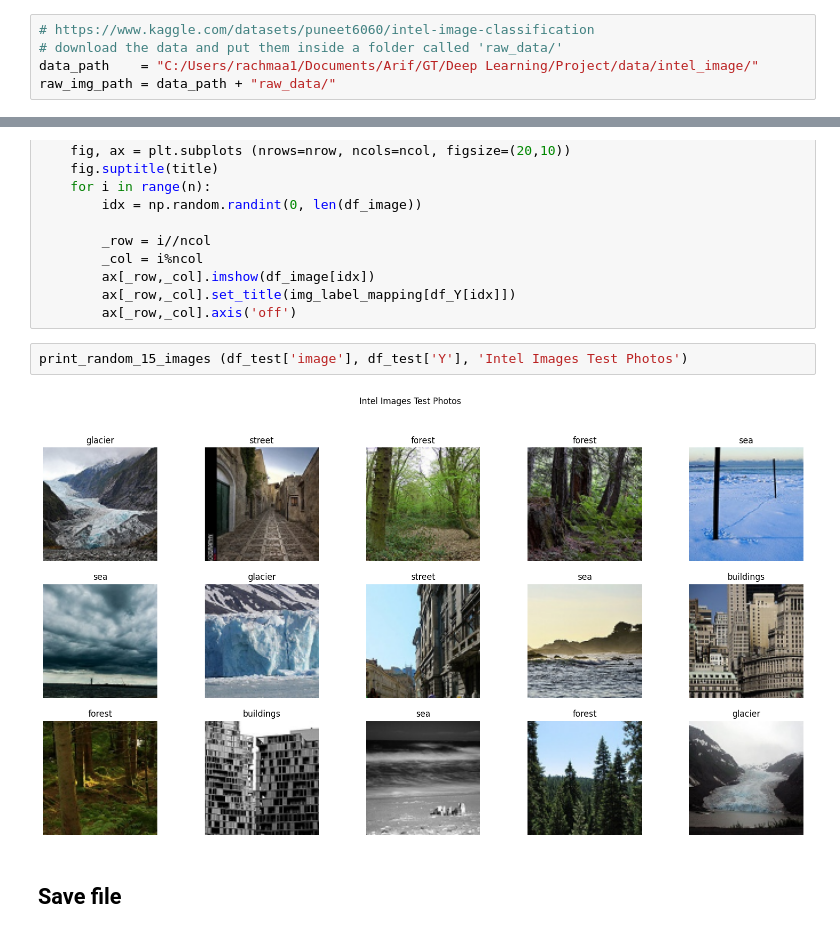
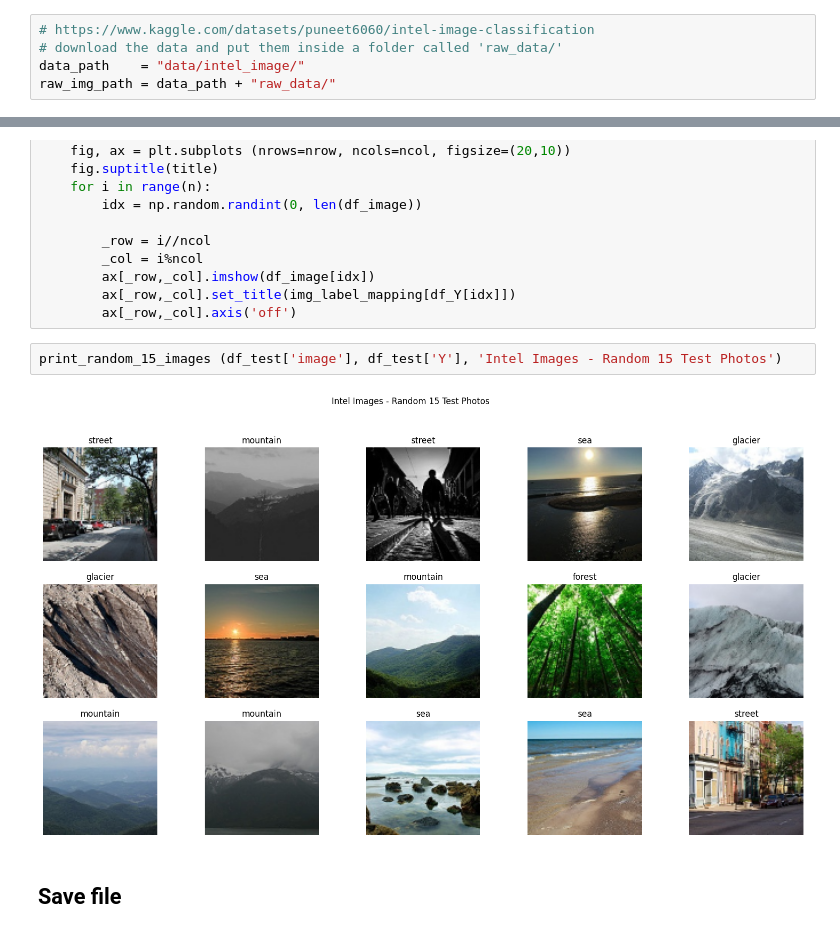
Before and after one commit to arifr4chman/cs7643_deeplearning_proj, a Jupyter notebook: data_prep.ipynb, the cells around one changed output, grey strips where cells are left out. Saved outputs shown, nothing was run; the diff lists cells and outputs as text.

Commit message:
update Intel data load

```diff
--- a/data_prep.ipynb
+++ b/data_prep.ipynb
@@ -15,7 +15,7 @@ import cv2
 # %%
 # https://www.kaggle.com/datasets/puneet6060/intel-image-classification
 # download the data and put them inside a folder called 'raw_data/'
-data_path    = "C:/Users/rachmaa1/Documents/Arif/GT/Deep Learning/Project/data/intel_image/"
+data_path    = "data/intel_image/"
 raw_img_path = data_path + "raw_data/"
 # %%
 img_label = ['buildings','forest','glacier','mountain','sea', 'street']
@@ -171,9 +164,9 @@ def print_random_15_images (df_image, df_Y, title='Intel Images'):
         ax[_row,_col].set_title(img_label_mapping[df_Y[idx]])
         ax[_row,_col].axis('off')
 # %%
-print_random_15_images (df_test['image'], df_test['Y'], 'Intel Images Test Photos')
+print_random_15_images (df_test['image'], df_test['Y'], 'Intel Images - Random 15 Test Photos')
 # %% [output]
-[figure, old version]
+[figure, new version]
 # %% [markdown]
 ## Save file
 # %%
```
Also changed, not shown: parts of 11 cells of this notebook, 2 other files.
